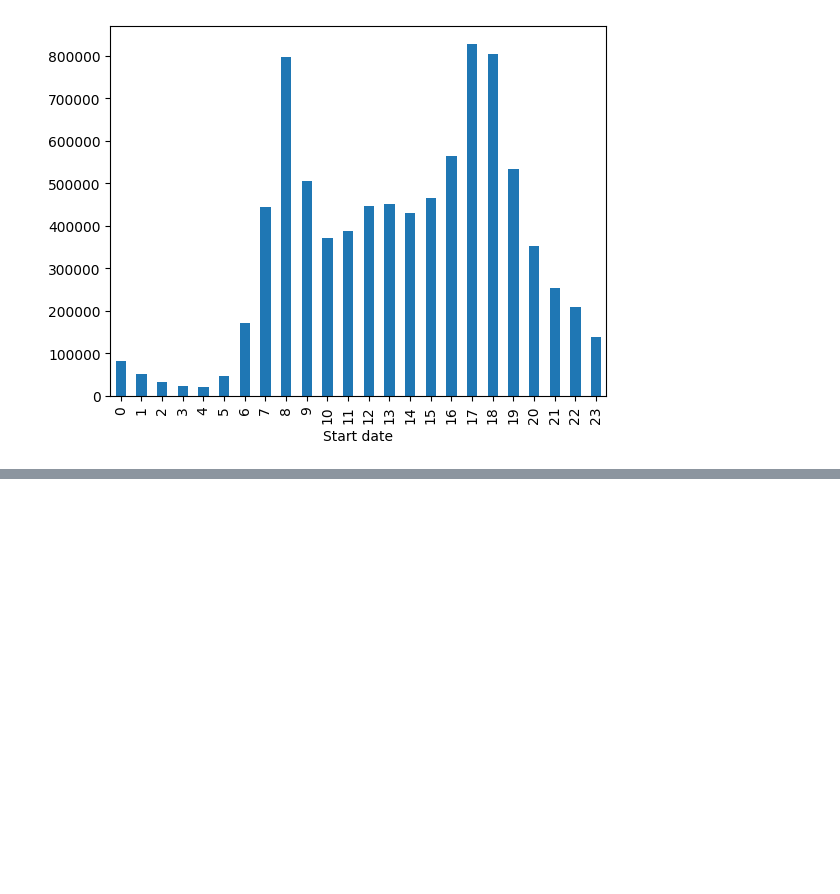
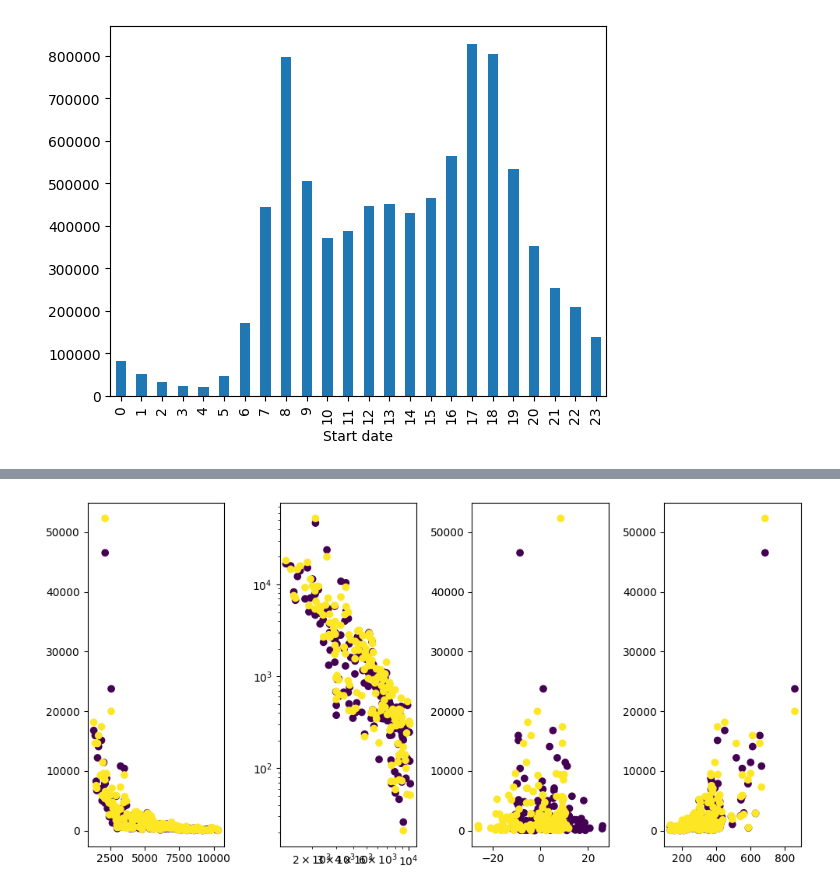
Before and after one commit to sokimura39/QM_Report, a Jupyter notebook: analysis.ipynb, the cells around one changed output, grey strips where cells are left out. Saved outputs shown, nothing was run; the diff lists cells and outputs as text; code cells hidden in the pictures; blank space fills up the shorter version.

```diff
--- a/analysis.ipynb
+++ b/analysis.ipynb
@@ -218,7 +179,15 @@ len(journeys_gdf.start_zone.unique())
 
 # read points data
 points_gdf = gpd.read_parquet(os.path.join(points_path, points_parquet_fn)).set_index('id')
+
+# make ports into numeric
+points_gdf['ports'] = points_gdf.ports.astype('int')
 # %%
 # join with points
 od_df = od_df.join(points_gdf.add_prefix('start_'), on = 'start_id').join(points_gdf.add_prefix('end_'), on = 'end_id')
+# %%
+# convert number of ports into numeric
+numbers = ['start_ports', 'end_ports']
+for c in numbers:
+    od_df[c] = od_df[c].astype('int')
 # %%
@@ -276 +221,3 @@ od_df[(od_df.start_id != od_df.end_id) & (od_df['Bike model'] == 'CLASSIC')].Num
+# %%
+msoa_od = msoa_od.join(points_msoa.add_prefix('start_'), on = 'start_MSOA11CD').join(points_msoa.add_prefix('end_'), on = 'end_MSOA11CD')
 # %%
@@ -278,3 +225,10 @@ journeys_gdf.groupby(journeys_gdf['Start date'].dt.hour).Number.count().plot(kin
 # %% [output]
 <Axes: xlabel='Start date'>
 [figure]
+# %%
+# extract one origin or destination to begin
+# chose the City of London as starting point for analysis
+
+target_msoa = 'E02000001'
+
+city_df = msoa_od[((msoa_od.start_MSOA11CD == target_msoa) | (msoa_od.end_MSOA11CD == target_msoa)) & (msoa_od.start_MSOA11CD != msoa_od.end_MSOA11CD)].copy()
@@ -280,0 +270,39 @@ journeys_gdf.groupby(journeys_gdf['Start date'].dt.hour).Number.count().plot(kin
+# %%
+fig, axes = plt.subplots(1,4, figsize = (10, 5))
+
+# distance
+axes[0].scatter(
+    x = city_df.distance,
+    y = city_df.Number,
+    c = city_df.is_outbound
+)
+
+axes[1].scatter(
+    x = city_df.distance,
+    y = city_df.Number,
+    c = city_df.is_outbound
+)
+
+
+# take a double log scale for the second one
+axes[1].set_xscale('log')
+axes[1].set_yscale('log')
+
+# height difference
+axes[2].scatter(
+    x = city_df.height_diff,
+    y = city_df.Number,
+    c = city_df.is_outbound
+)
+
+# total ports
+axes[3].scatter(
+    x = np.sqrt(city_df.start_total_ports * city_df.end_total_ports),
+    y = city_df.Number,
+    c = city_df.is_outbound
+)
+
+plt.tight_layout()
+plt.show()
+# %% [output]
+[figure, added]
```
Also changed, not shown: parts of 34 cells of this notebook, 2 other files.
